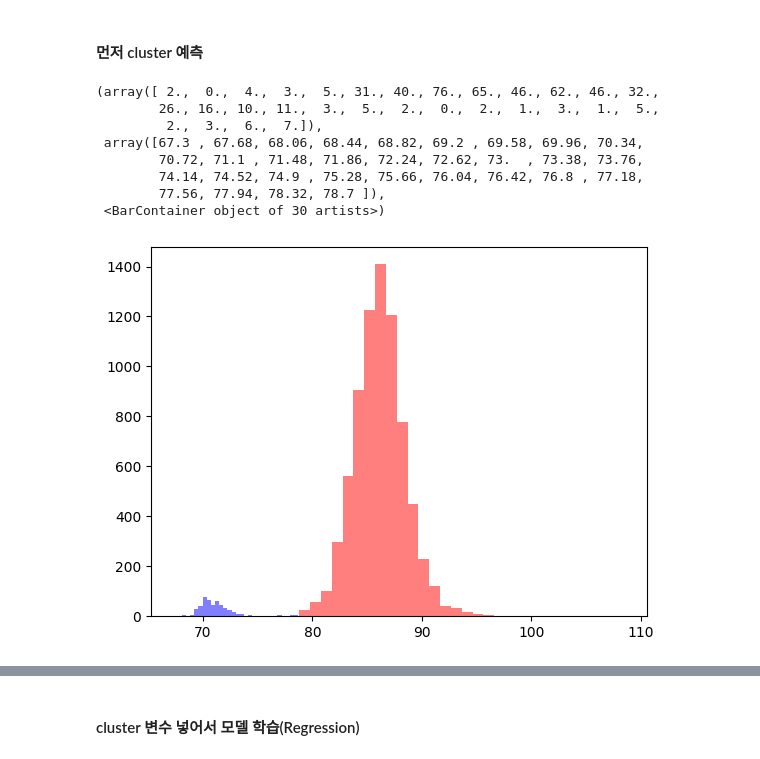
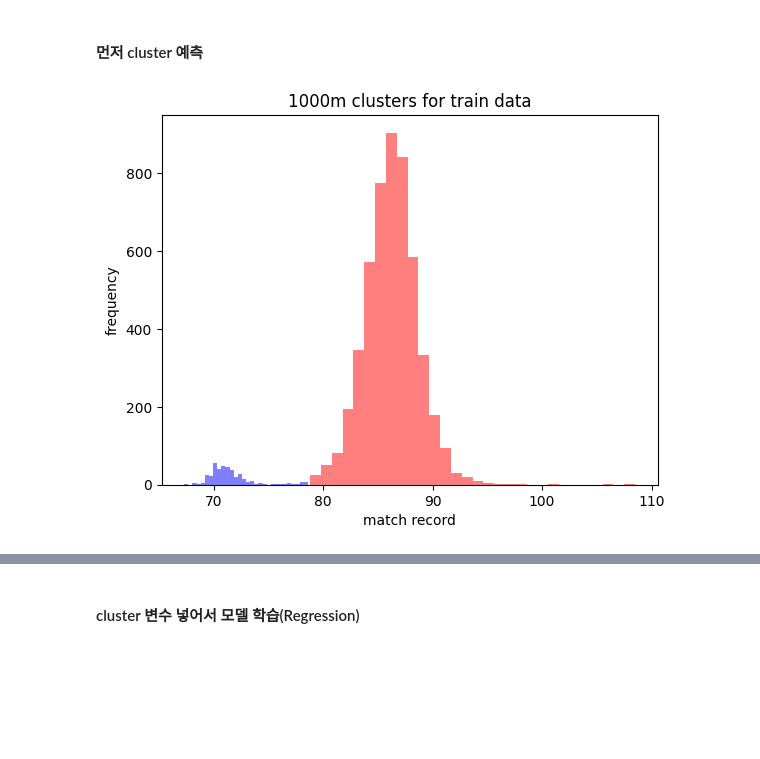
Before and after one commit to chomgid/HorceRacingPrediction2023, a Jupyter notebook: Changwook/Modeling.ipynb, the cells around one changed output, grey strips where cells are left out. Saved outputs shown, nothing was run; the diff lists cells and outputs as text; code cells hidden in the pictures; blank space fills up the shorter version.

```diff
--- a/Changwook/Modeling.ipynb
+++ b/Changwook/Modeling.ipynb
@@ -213,8 +213,8 @@ datafil1 = data1.fillna(0)
 ##### Random Forest
 # %%
 from sklearn.ensemble import RandomForestClassifier,RandomForestRegressor
-X_train = datafil1[datafil1["경주일자"]<20220701].drop(["경주기록(초)","착순", "key"], axis=1)
-X_test = datafil1[datafil1["경주일자"]>=20220701].drop(["경주기록(초)", "착순","key"], axis=1)
+X_train = datafil1[datafil1["경주일자"]<20220701].drop(["경주기록(초)","착순", "key","mom_rating","dad_rating","mom_total_in3","dad_total_in3","mom_total","dad_total"], axis=1)
+X_test = datafil1[datafil1["경주일자"]>=20220701].drop(["경주기록(초)", "착순","key","mom_rating","dad_rating","mom_total_in3","dad_total_in3","mom_total","dad_total"], axis=1)
 y_train = datafil1[datafil1["경주일자"]<20220701]["착순"]
 y_test = datafil1[datafil1["경주일자"]>=20220701]["착순"]
 clf=RandomForestClassifier().fit(X_train, y_train)
@@ -250,7 +250,7 @@ count/len(true_key["key"].unique())
 # %%
 from sklearn.ensemble import RandomForestClassifier, RandomForestRegressor
-X_train = datafil1[datafil1["경주일자"]<20220701].drop(["경주기록(초)","착순", "key"], axis=1)
-X_test = datafil1[datafil1["경주일자"]>=20220701].drop(["경주기록(초)", "착순", "key"], axis=1)
+X_train = datafil1[datafil1["경주일자"]<20220701].drop(["경주기록(초)","착순", "key","mom_rating","dad_rating","mom_total_in3","dad_total_in3","mom_total","dad_total"], axis=1)
+X_test = datafil1[datafil1["경주일자"]>=20220701].drop(["경주기록(초)", "착순", "key","mom_rating","dad_rating","mom_total_in3","dad_total_in3","mom_total","dad_total"], axis=1)
 y_train = datafil1[datafil1["경주일자"]<20220701]["경주기록(초)"]
 y_test = datafil1[datafil1["경주일자"]>=20220701]["경주기록(초)"]
 clf=RandomForestRegressor().fit(X_train, y_train)
@@ -287,8 +287,8 @@ count/len(true_key["key"].unique())
 ##### Linear Regression
 # %%
 from sklearn.linear_model import LinearRegression
-X_train = datafil1[datafil1["경주일자"]<20220701].drop(["경주기록(초)","착순", "key"], axis=1)
-X_test = datafil1[datafil1["경주일자"]>=20220701].drop(["경주기록(초)", "착순", "key"], axis=1)
+X_train = datafil1[datafil1["경주일자"]<20220701].drop(["경주기록(초)","착순", "key","mom_rating","dad_rating","mom_total_in3","dad_total_in3","mom_total","dad_total"], axis=1)
+X_test = datafil1[datafil1["경주일자"]>=20220701].drop(["경주기록(초)", "착순", "key","mom_rating","dad_rating","mom_total_in3","dad_total_in3","mom_total","dad_total"], axis=1)
 y_train = datafil1[datafil1["경주일자"]<20220701]["경주기록(초)"]
 y_test = datafil1[datafil1["경주일자"]>=20220701]["경주기록(초)"]
 clf=RandomForestRegressor().fit(X_train, y_train)
@@ -324,7 +324,7 @@ count/len(true_key["key"].unique())
 # %%
 from sklearn.linear_model import LogisticRegression
-X_train = datafil1[datafil1["경주일자"]<20220701].drop(["경주기록(초)","착순", "key"], axis=1)
-X_test = datafil1[datafil1["경주일자"]>=20220701].drop(["경주기록(초)", "착순","key"], axis=1)
+X_train = datafil1[datafil1["경주일자"]<20220701].drop(["경주기록(초)","착순", "key","mom_rating","dad_rating","mom_total_in3","dad_total_in3","mom_total","dad_total"], axis=1)
+X_test = datafil1[datafil1["경주일자"]>=20220701].drop(["경주기록(초)", "착순","key","mom_rating","dad_rating","mom_total_in3","dad_total_in3","mom_total","dad_total"], axis=1)
 y_train = datafil1[datafil1["경주일자"]<20220701]["착순"]
 y_test = datafil1[datafil1["경주일자"]>=20220701]["착순"]
 logistic = LogisticRegression()
@@ -563,15 +563,11 @@ for data in bi_list:
     data[data["경주일자"]>=20220701]["cluster"] = y_pred
 # %%
 # data 확인
-plt.hist(data_1000[data_1000['cluster']==0]['경주기록(초)'], bins=30, alpha=0.5, color="r")
-plt.hist(data_1000[data_1000['cluster']==1]['경주기록(초)'], bins =30, alpha=0.5, color="b")
+plt.hist(data_1000[(data_1000["경주일자"]<20220701)&(data_1000['cluster']==0)]['경주기록(초)'], bins=30, alpha=0.5, color="r", )
+plt.hist(data_1000[(data_1000["경주일자"]<20220701)&(data_1000['cluster']==1)]['경주기록(초)'], bins =30, alpha=0.5, color="b")
+plt.xlabel("match record")
+plt.ylabel("frequency")
+plt.title('1000m clusters for train data')
+plt.show()
 # %% [output]
-(array([ 2.,  0.,  4.,  3.,  5., 31., 40., 76., 65., 46., 62., 46., 32.,
-        26., 16., 10., 11.,  3.,  5.,  2.,  0.,  2.,  1.,  3.,  1.,  5.,
-         2.,  3.,  6.,  7.]),
- array([67.3 , 67.68, 68.06, 68.44, 68.82, 69.2 , 69.58, 69.96, 70.34,
-        70.72, 71.1 , 71.48, 71.86, 72.24, 72.62, 73.  , 73.38, 73.76,
-        74.14, 74.52, 74.9 , 75.28, 75.66, 76.04, 76.42, 76.8 , 77.18,
-        77.56, 77.94, 78.32, 78.7 ]),
- <BarContainer object of 30 artists>)
-[figure, old version]
+[figure, new version]
```
Also changed, not shown: parts of 47 cells of this notebook, 1 other file.
